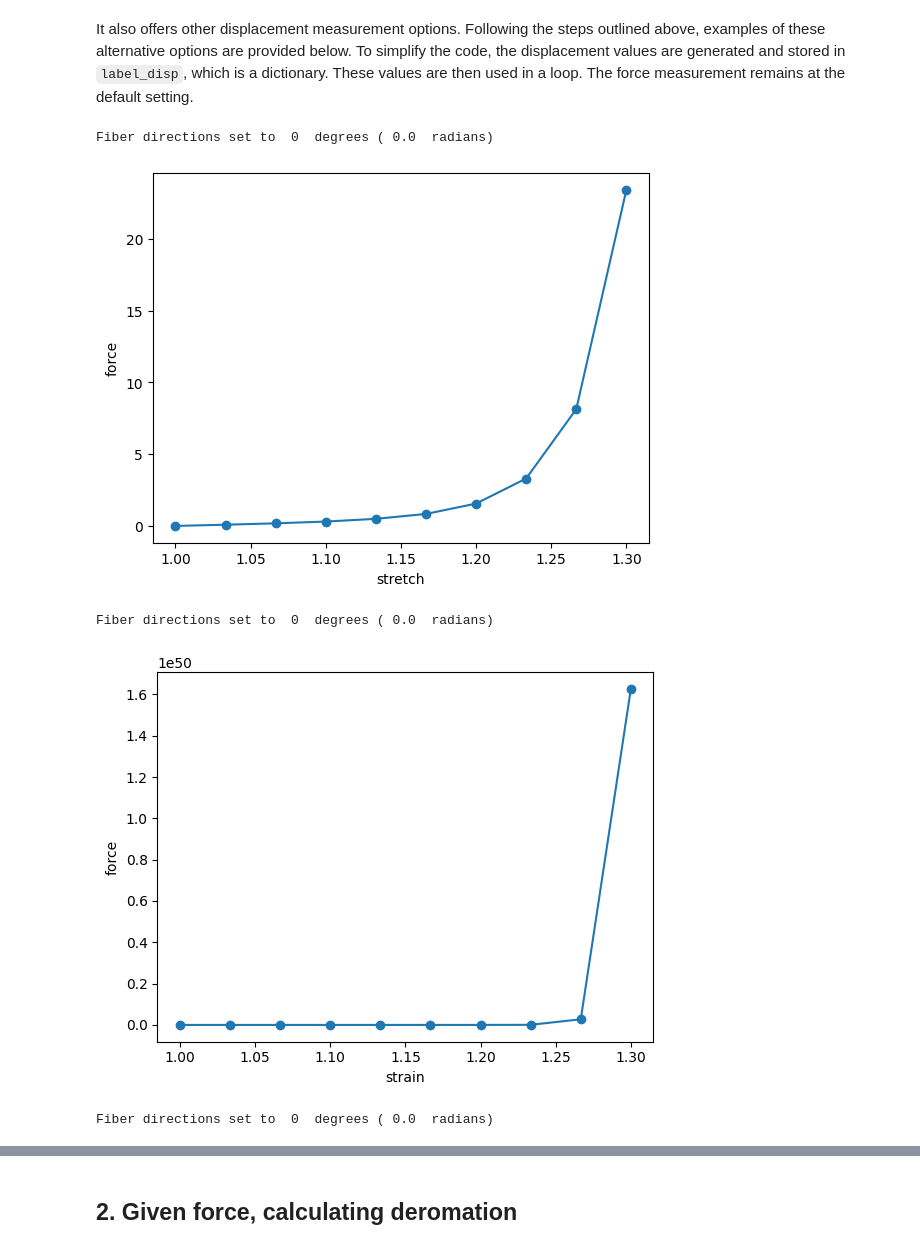
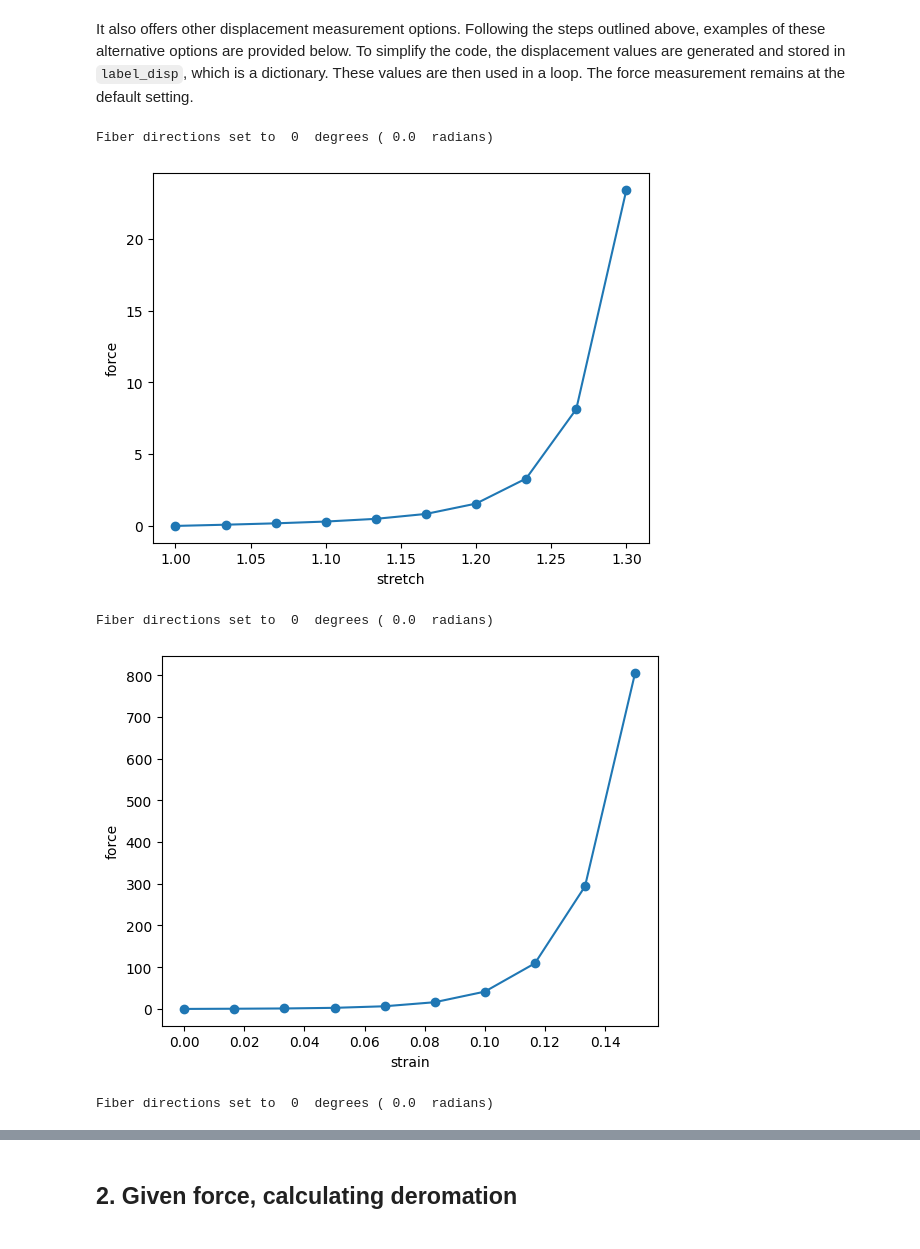
Before and after one commit to ankushaggarwal/pymecht, a Jupyter notebook: Examples/Uniaxial_extension.ipynb, the cells around one changed output, grey strips where cells are left out. Cells and saved outputs as stored; diff of their text form; code cells hidden in the pictures.

Commit message:
Modify force_controlled given data to make figure realisitc. Add statements of x0 and fibre direction warning

```diff
--- a/Examples/Uniaxial_extension.ipynb
+++ b/Examples/Uniaxial_extension.ipynb
@@ -59,7 +69,7 @@ k3_1              0.10        No          0.00        0.33
 ------------------------------------------------------------------
 # %%
 #give applied displacement
-applied_length = np.linspace(1,1.1,10)
+applied_length = np.linspace(1, 1.2, 10)
 
 #calculating force
 force = sample.disp_controlled(applied_length,sample_params)
@@ -80,38 +90,38 @@ It also offers other displacement measurement options. Following the steps outli
 mat = pmt.MatModel('nh', 'goh')
 
 
-label_disp = {'stretch': np.linspace(1,1.3,10), 'strain': np.linspace(1,1.3,10),'deltal': np.linspace(1,1.3,10)} #the different types of disp measurements
+label_disp = {'stretch': np.linspace(1,1.3,10), 'strain': np.linspace(0,0.15,10),'deltal': np.linspace(0, 0.3,10)} #the different types of disp measurements
 
 
 for key, value in label_disp.items():
 
     #set sample and measurement option
     sample = pmt.UniaxialExtension(mat, disp_measure = key )
 
     #set parameter value
     sample_params = sample.parameters
     pmt.specify_single_fiber(sample)
     sample_params.set('mu_0',5)
     sample_params.set('A0',0.1)
     sample_params.set('L0',1)
     sample_params.set('k1_1',5)
     sample_params.set('k2_1',15)
     sample_params.set('k3_1',0.1)
 
     #given applied displacement
     applied_disp = value #applied displacement
 
     #calculating force
     force = sample.disp_controlled(applied_disp, sample_params)
 
     #post-processing
     plt.plot(applied_disp,force,'-o')
     plt.ylabel('force')
     plt.xlabel(key)
     plt.show()
 # %% [output]
 Fiber directions set to  0  degrees ( 0.0  radians)
 [figure]
 Fiber directions set to  0  degrees ( 0.0  radians)
-[figure, old version]
+[figure, new version]
 Fiber directions set to  0  degrees ( 0.0  radians)
```
Also changed, not shown: parts of 17 cells of this notebook.
